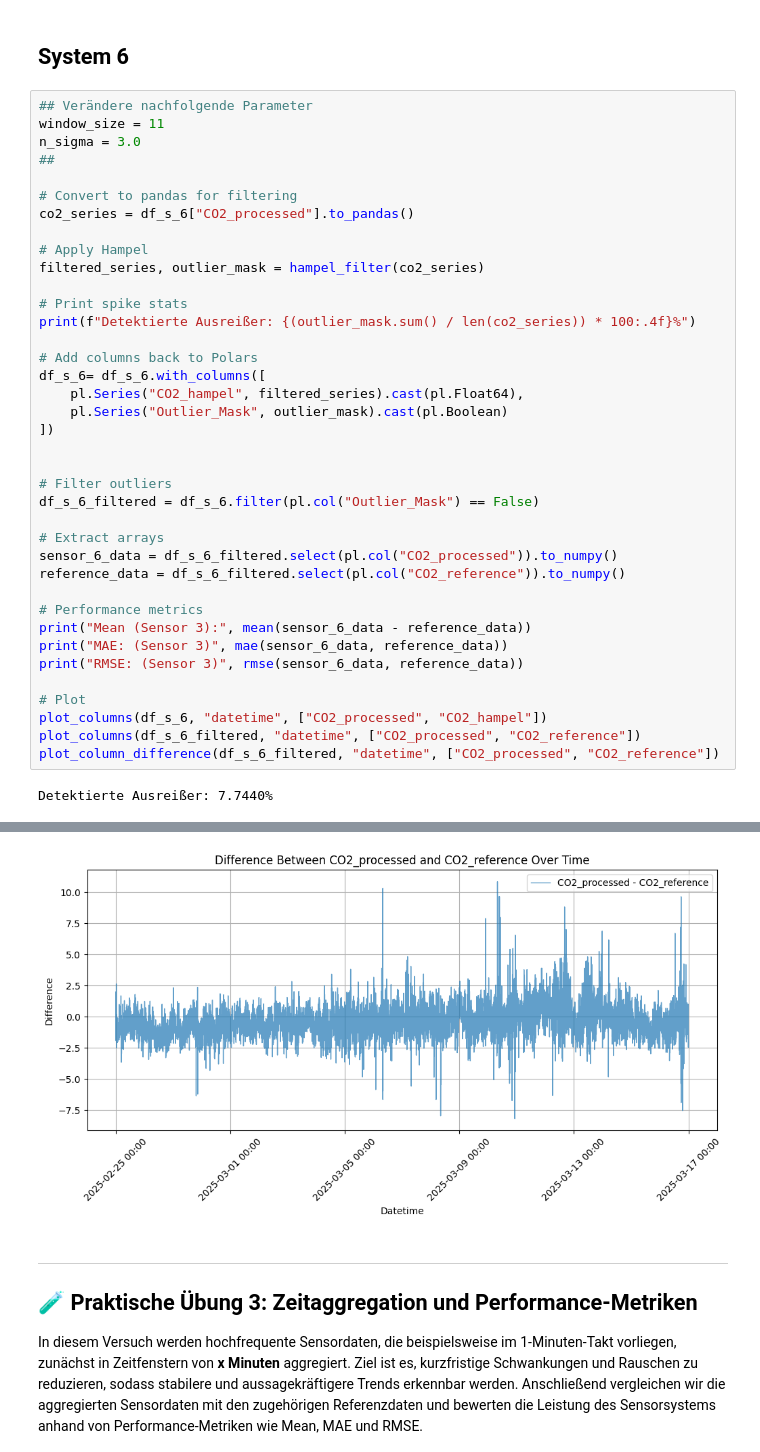
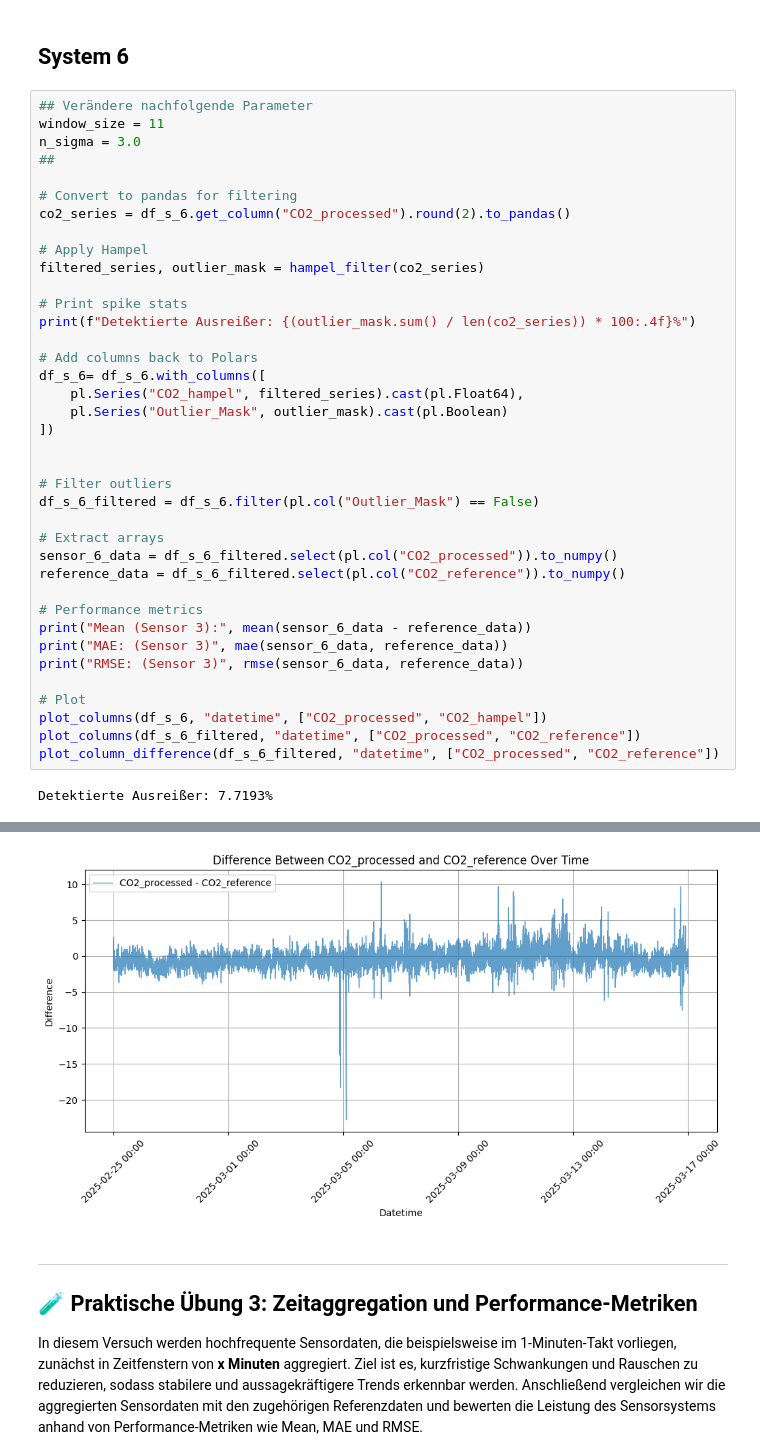
Before and after one commit to tum-esm/HES-2-Praktikum, a Jupyter notebook: notebooks/2_Aggregation_And_Performance_Metrics.ipynb, the cells around one changed output, grey strips where cells are left out. Cells and saved outputs as stored; diff of their text form.

Commit message:
add round to 2 digits before hampel

```diff
--- a/notebooks/2_Aggregation_And_Performance_Metrics.ipynb
+++ b/notebooks/2_Aggregation_And_Performance_Metrics.ipynb
@@ -312,7 +312,7 @@ n_sigma = 3.0
 ##
 
 # Convert to pandas for filtering
-co2_series = df_s_6["CO2_processed"].to_pandas()
+co2_series = df_s_6.get_column("CO2_processed").round(2).to_pandas()
 
 # Apply Hampel
 filtered_series, outlier_mask = hampel_filter(co2_series)
@@ -344,5 +344,5 @@ plot_columns(df_s_6, "datetime", ["CO2_processed", "CO2_hampel"])
 plot_columns(df_s_6_filtered, "datetime", ["CO2_processed", "CO2_reference"])
 plot_column_difference(df_s_6_filtered, "datetime", ["CO2_processed", "CO2_reference"])
 # %% [output]
-Detektierte Ausreißer: 7.7440%
+Detektierte Ausreißer: 7.7193%
 [figure]
@@ -350,4 +350,4 @@ Detektierte Ausreißer: 7.7440%
-[figure, old version]
+[figure, new version]
 # %% [markdown]
 ---
 
```
Also changed, not shown: parts of 2 cells of this notebook.
